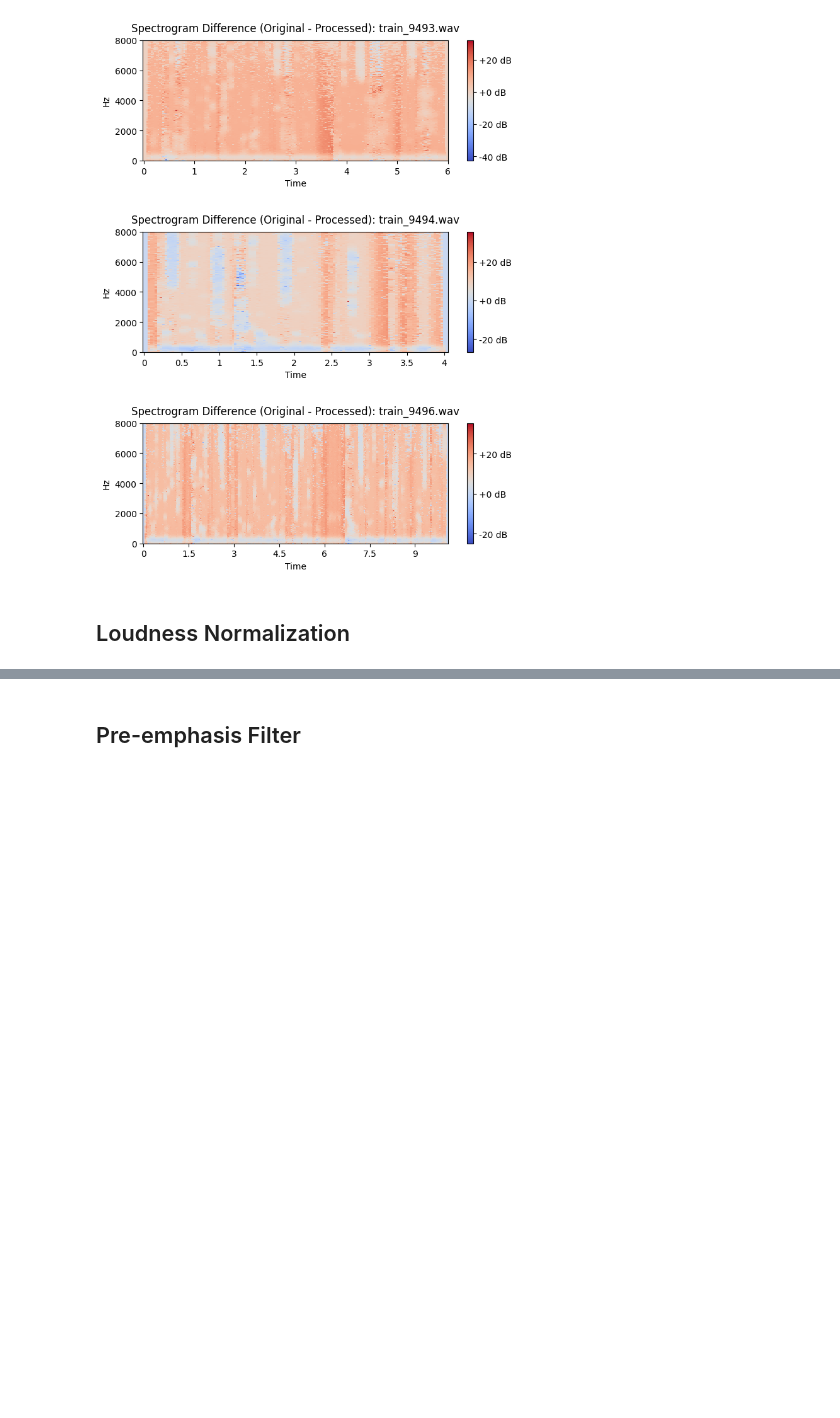
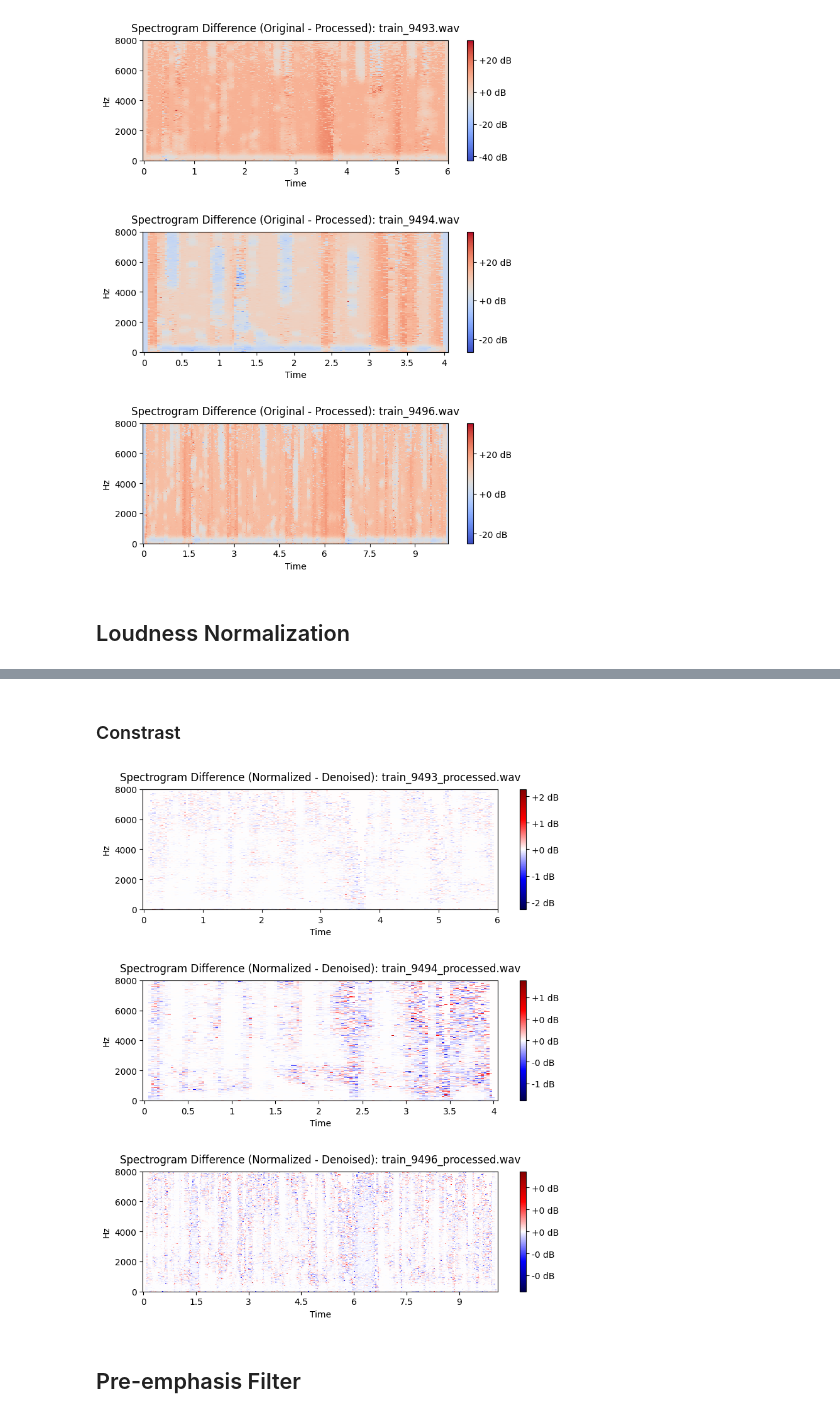
Before and after one commit to tianmalu/AI4Health, a Jupyter notebook: data_processing.ipynb, the cells around one changed output, grey strips where cells are left out. Cells and saved outputs as stored; diff of their text form; code cells hidden in the pictures; blank space fills up the shorter version.

```diff
--- a/data_processing.ipynb
+++ b/data_processing.ipynb
@@ -275,3 +429,42 @@ plt.show()
+# %% [markdown]
+### Constrast
+# %%
+
+n = 3
+split = 'train'
+
+fig, axes = plt.subplots(n, 1, figsize=(8, 3 * n))
+
+for i in range(n):
+    y_orig, sr_orig, fname_orig = denoised_audio_data[split][i]
+    y_proc, sr_proc, fname_proc = normalized_audio_data[split][i]
+
+    S_orig = librosa.amplitude_to_db(np.abs(librosa.stft(y_orig)), ref=np.max)
+    S_proc = librosa.amplitude_to_db(np.abs(librosa.stft(y_proc)), ref=np.max)
+
+    min_shape = (
+        min(S_orig.shape[0], S_proc.shape[0]),
+        min(S_orig.shape[1], S_proc.shape[1])
+    )
+    S_orig = S_orig[:min_shape[0], :min_shape[1]]
+    S_proc = S_proc[:min_shape[0], :min_shape[1]]
+
+    diff = S_proc - S_orig
+
+    vmax = np.max(np.abs(diff))
+    img = librosa.display.specshow(
+        diff, sr=sr_orig, x_axis='time', y_axis='hz',
+        ax=axes[i], cmap='seismic', vmin=-vmax, vmax=vmax
+    )
+
+    axes[i].set_title(f"Spectrogram Difference (Normalized - Denoised): {fname_orig}", pad=10)
+    fig.colorbar(img, ax=axes[i], format='%+2.0f dB')
+
+plt.tight_layout(h_pad=3.0)
+plt.savefig("spectrogram_difference_heatmap.png", dpi=300)
+plt.show()
+# %% [output]
+[figure, added]
 # %% [markdown]
 ## Pre-emphasis Filter
 # %% [markdown]
```
Also changed, not shown: parts of 8 cells of this notebook.
